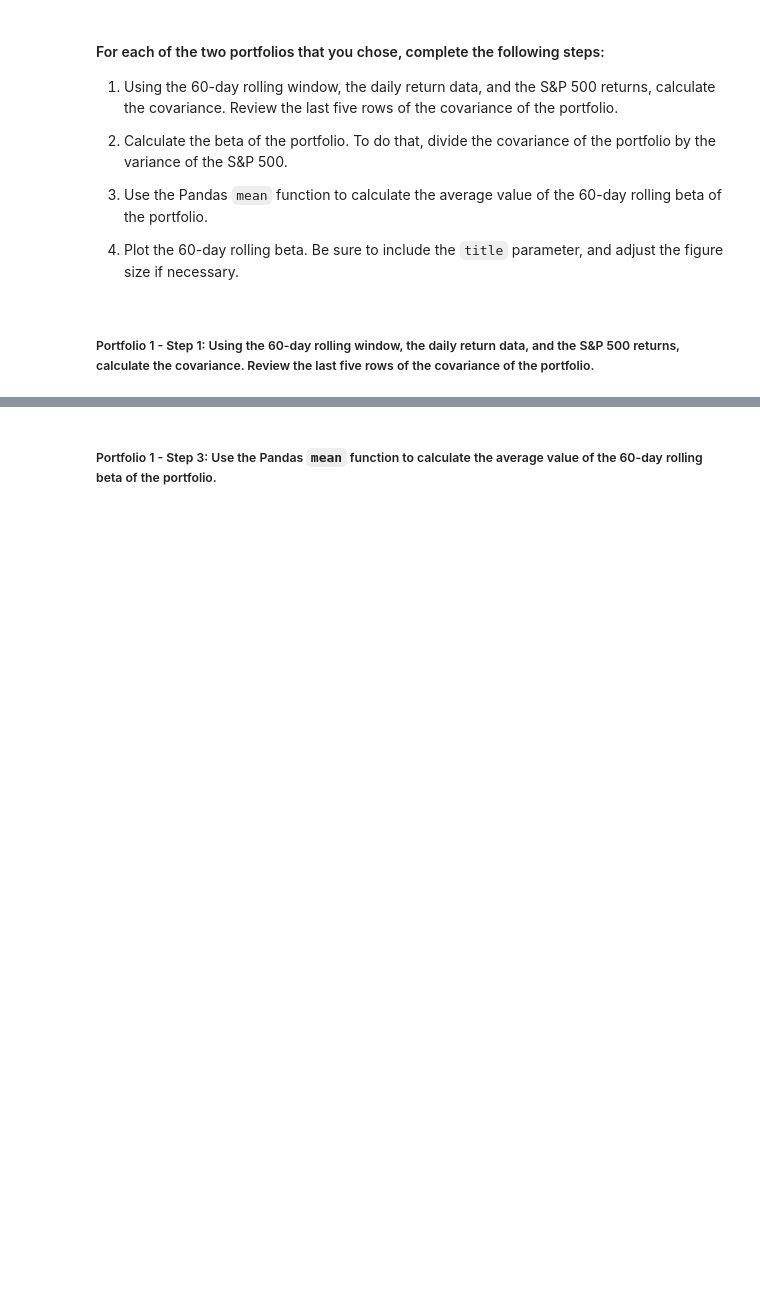
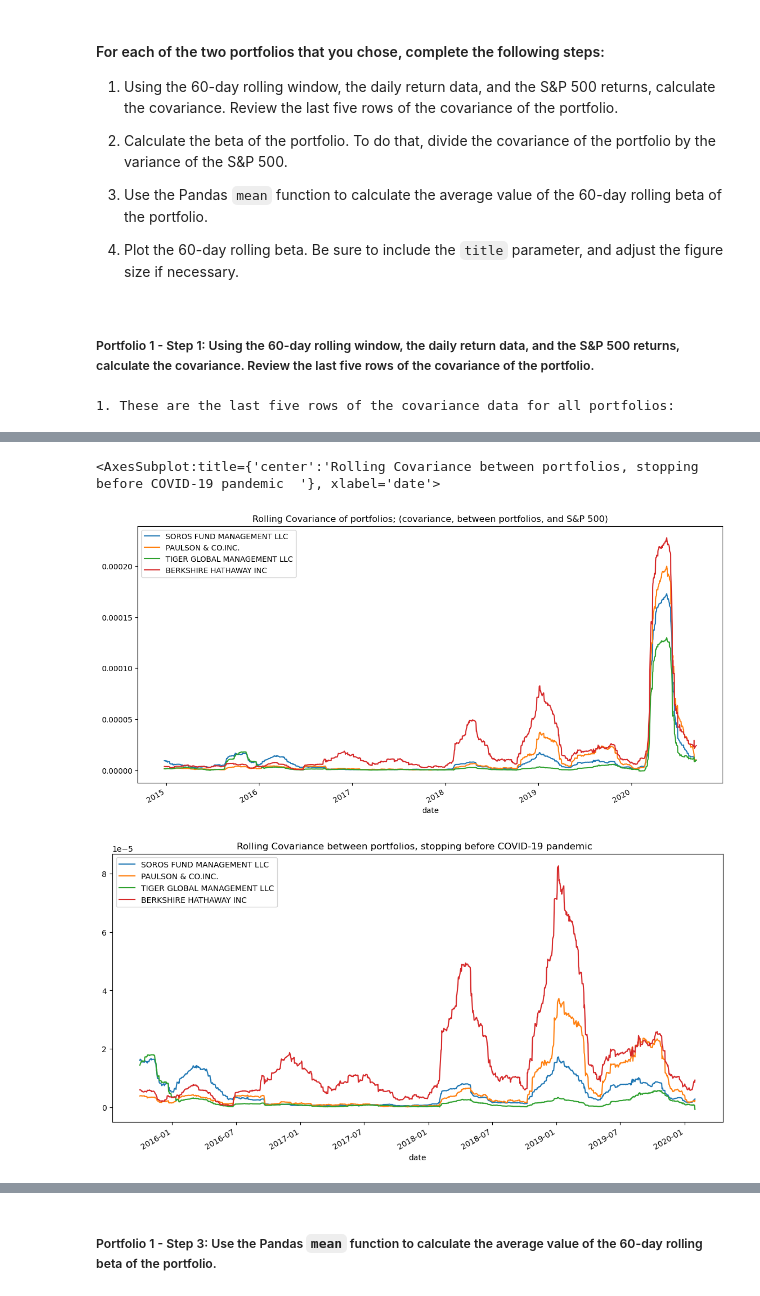
Before and after one commit to najibabounasr/Berkley-Bootcamp---Risk-Return-Analysis-Program, a Jupyter notebook: risk_return_analysis.ipynb, the cells around one changed output, grey strips where cells are left out. Saved outputs shown, nothing was run; the diff lists cells and outputs as text; code cells hidden in the pictures; blank space fills up the shorter version.

```diff
--- a/risk_return_analysis.ipynb
+++ b/risk_return_analysis.ipynb
@@ -411,0 +414,21 @@ Your analysis is nearing completion. Now, you need to evaluate how the portfolio
+# %%
+# ALL PORTFOLIOS
+# Calculate the covariance using a 60-day rolling window
+# Review the last five rows of the covariance data
+portfolio_daily_returns = whale_navs_daily_returns.drop(['S&P 500'], axis =1)
+portfolios_rolling_60_covariance = portfolio_daily_returns.rolling(60).cov(whale_navs_daily_returns['S&P 500'])
+print("1. These are the last five rows of the covariance data for all portfolios:")
+display(portfolios_rolling_60_covariance.tail())
+# removing the S&P 500 from the df, to quickly get a look at the covariance of the different portfolios, overtime.
+portfolios_rolling_60_covariance.plot(
+    figsize=(14,7),
+    title = 'Rolling Covariance of portfolios; (covariance, between portfolios, and S&P 500)'
+)
+# here, I stopped the plot from displaying all data until after 2020, as the 2020 COVID_19 pandemic skewed the data, and created outliers that make it hard to see how the funds had acted under normal market conditions.
+portfolios_rolling_60_covariance_nosp_no2020 = portfolios_rolling_60_covariance_nosp.loc['2015-10-01':'2020-2-01']
+portfolios_rolling_60_covariance_nosp_no2020.plot(
+    figsize=(14,7),
+    title = 'Rolling Covariance between portfolios, stopping before COVID-19 pandemic  '
+)
+# %% [output]
+1. These are the last five rows of the covariance data for all portfolios:
@@ -411,0 +442,3 @@ Your analysis is nearing completion. Now, you need to evaluate how the portfolio
+<AxesSubplot:title={'center':'Rolling Covariance between portfolios, stopping before COVID-19 pandemic  '}, xlabel='date'>
+[figure, added]
+[figure, added]
```
Also changed, not shown: parts of 28 cells of this notebook.
